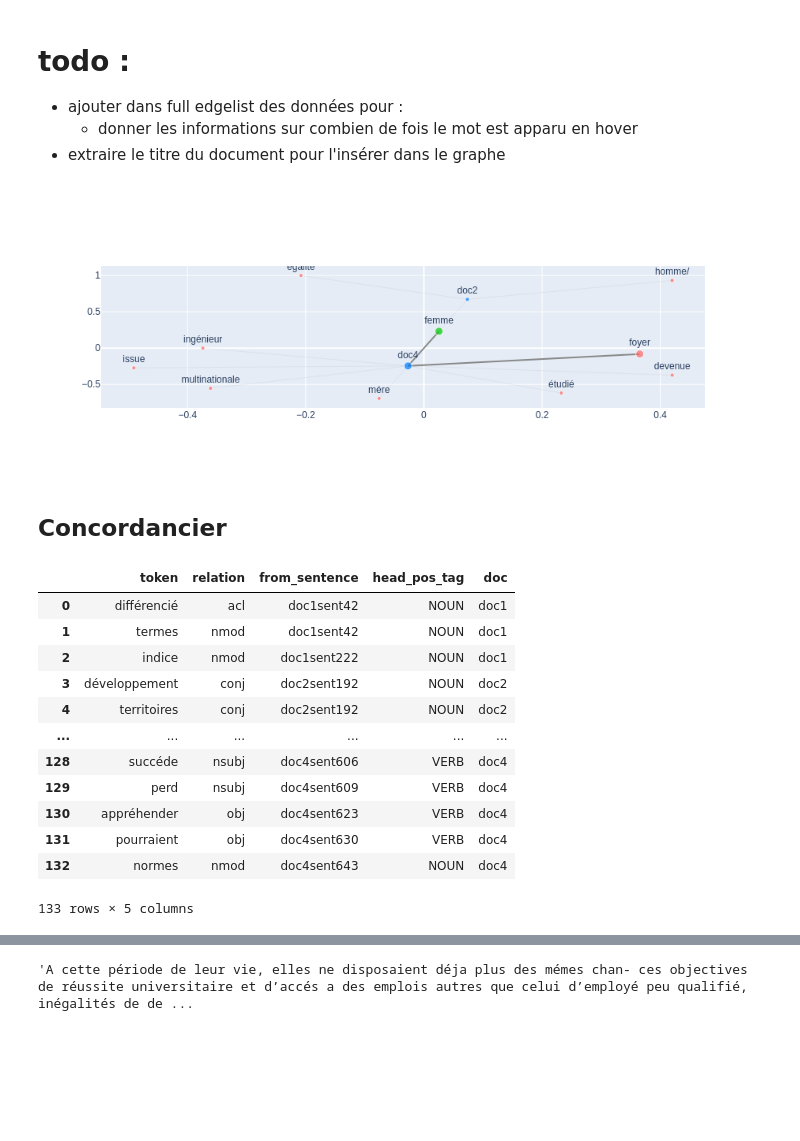
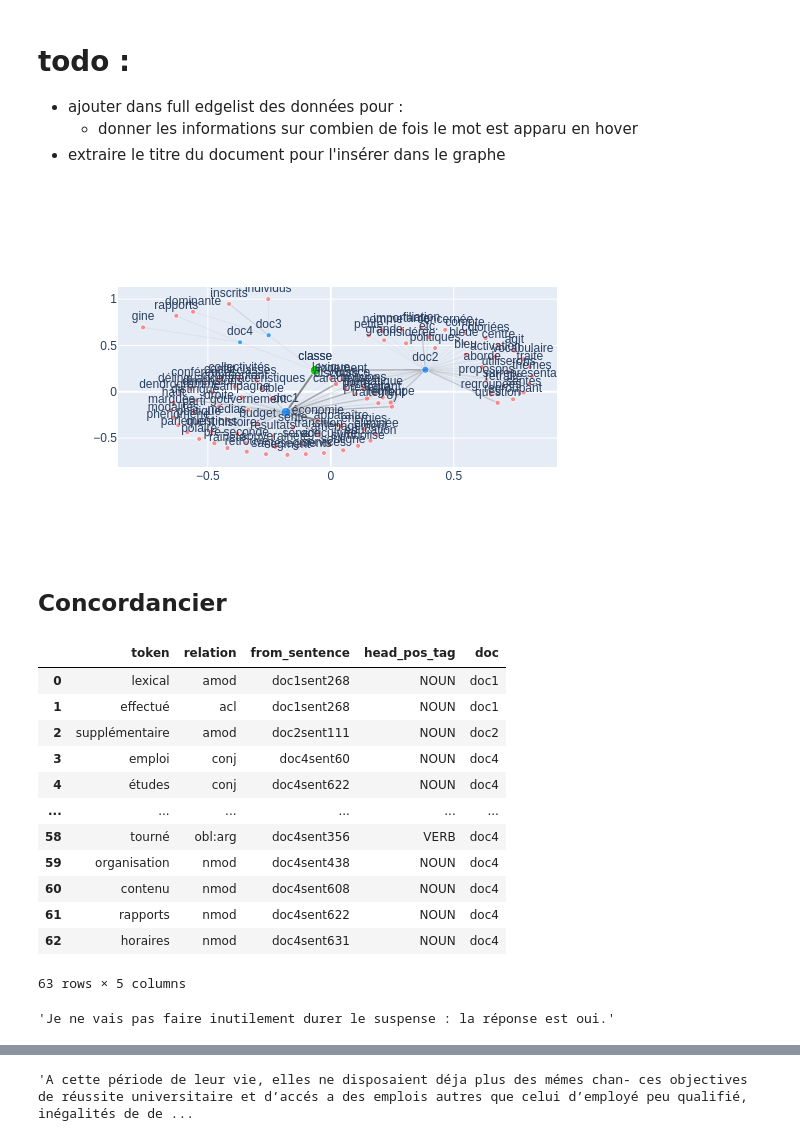
Before and after one commit to DRP-CB/text-explorer, a Jupyter notebook: graph_tester.ipynb, the cells around one changed output, grey strips where cells are left out. Cells and saved outputs as stored; diff of their text form; code cells hidden in the pictures; blank space fills up the shorter version.

```diff
--- a/graph_tester.ipynb
+++ b/graph_tester.ipynb
@@ -328,24 +328,24 @@ def plot_word_of_interest(word_of_interest):
         fig.update_layout(showlegend = False)
         return fig
 # %%
-plot_word_of_interest('femme')
+plot_word_of_interest('classe')
 # %% [output]
-[figure, old version]
+[figure, new version]
 # %% [markdown]
 ## Concordancier
 # %%
-get_syntagmatic_data('emploi')
+get_syntagmatic_data('travail')
 # %% [output]
 |  | token | relation | from_sentence | head_pos_tag | doc |
-| 0 | différencié | acl | doc1sent42 | NOUN | doc1 |
-| 1 | termes | nmod | doc1sent42 | NOUN | doc1 |
-| 2 | indice | nmod | doc1sent222 | NOUN | doc1 |
-| 3 | développement | conj | doc2sent192 | NOUN | doc2 |
-| 4 | territoires | conj | doc2sent192 | NOUN | doc2 |
+| 0 | lexical | amod | doc1sent268 | NOUN | doc1 |
+| 1 | effectué | acl | doc1sent268 | NOUN | doc1 |
+| 2 | supplémentaire | amod | doc2sent111 | NOUN | doc2 |
+| 3 | emploi | conj | doc4sent60 | NOUN | doc4 |
+| 4 | études | conj | doc4sent622 | NOUN | doc4 |
 | ... | ... | ... | ... | ... | ... |
-| 128 | succéde | nsubj | doc4sent606 | VERB | doc4 |
-| 129 | perd | nsubj | doc4sent609 | VERB | doc4 |
-| 130 | appréhender | obj | doc4sent623 | VERB | doc4 |
-| 131 | pourraient | obj | doc4sent630 | VERB | doc4 |
-| 132 | normes | nmod | doc4sent643 | NOUN | doc4 |
+| 58 | tourné | obl:arg | doc4sent356 | VERB | doc4 |
+| 59 | organisation | nmod | doc4sent438 | NOUN | doc4 |
+| 60 | contenu | nmod | doc4sent608 | NOUN | doc4 |
+| 61 | rapports | nmod | doc4sent622 | NOUN | doc4 |
+| 62 | horaires | nmod | doc4sent631 | NOUN | doc4 |
-133 rows × 5 columns
+63 rows × 5 columns
@@ -385,0 +366,4 @@ def rainbow_text(x, y, strings, colors, ax=None, **kw):
+# %%
+return_phrase('doc0sent0')
+# %% [output]
+'Je ne vais pas faire inutilement durer le suspense : la réponse est oui.'
```
Also changed, not shown: parts of 26 cells of this notebook, 1 other file.
